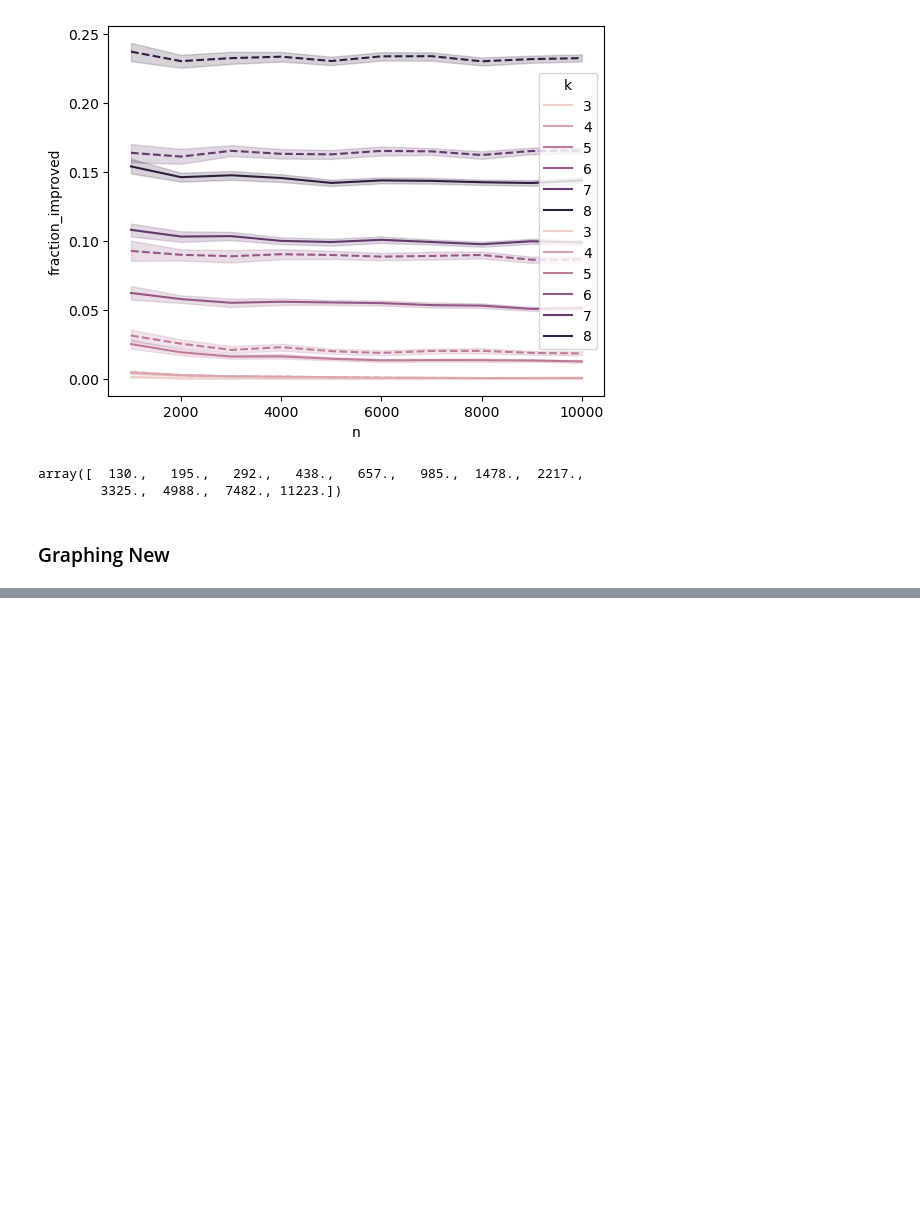
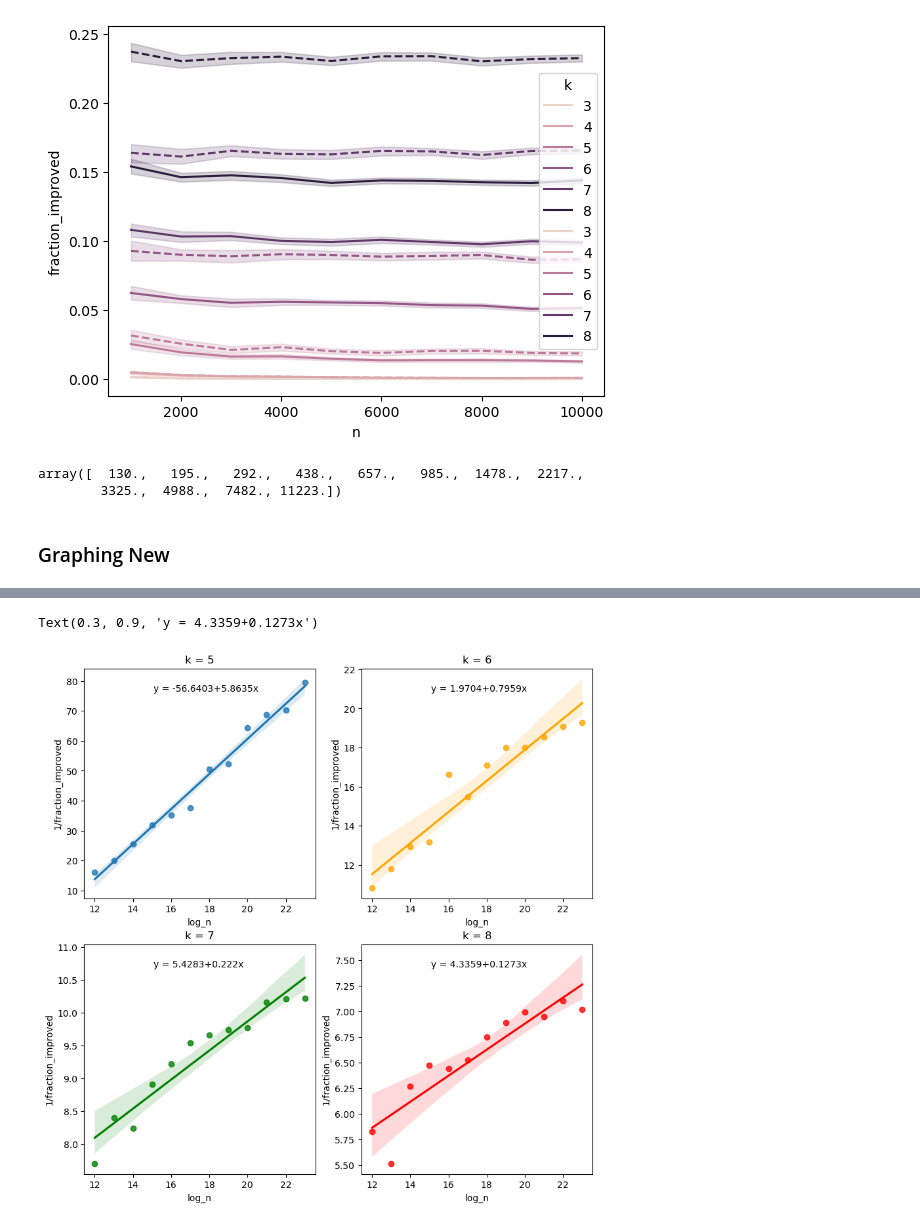
Before and after one commit to kirandwiv/MatchingAlgorithm, a Jupyter notebook: graph_codes/fraction_improved_eadam.ipynb, the cells around one changed output, grey strips where cells are left out. Saved outputs shown, nothing was run; the diff lists cells and outputs as text; code cells hidden in the pictures; blank space fills up the shorter version.

```diff
--- a/graph_codes/fraction_improved_eadam.ipynb
+++ b/graph_codes/fraction_improved_eadam.ipynb
@@ -111,0 +120,15 @@ NameError: name 'df_eadam' is not defined
+# %%
+grouped['1/fraction_improved'] = 1/grouped['fraction_improved']
+# %%
+grouped.reset_index(inplace=True)
+# %%
+grouped['log_n'] = np.emath.logn(1.5, grouped['n'])
+# %%
+def get_k(k):
+    df_eadam = get_data()
+    df_eadam = df_eadam[df_eadam['k'] == k]
+    grouped = df_eadam.groupby('n').mean()
+    grouped['1/fraction_improved'] = 1/grouped['fraction_improved']
+    grouped.reset_index(inplace=True)
+    grouped['log_n'] = np.emath.logn(1.5, grouped['n'])
+    return grouped
@@ -111,0 +137,29 @@ NameError: name 'df_eadam' is not defined
+# %%
+fig, ax = plt.subplots(2,2, figsize = (10,10))
+
+grouped = get_k(5)
+sns.regplot(x='log_n', y='1/fraction_improved', data=grouped, ax=ax[0,0])
+ax[0,0].set_title('k = 5')
+res1 = stats.linregress(grouped['log_n'], grouped['1/fraction_improved'])
+ax[0, 0].text(0.3, 0.9, 'y = ' + str(round(res1.intercept, 4))+'+'+str(round(res1.slope,4))+'x', transform=ax[0,0].transAxes)
+
+grouped2 = get_k(6)
+sns.regplot(x='log_n', y='1/fraction_improved', data=grouped2, ax=ax[0,1], color='orange')
+ax[0,1].set_title('k = 6')
+res2 = stats.linregress(grouped2['log_n'], grouped2['1/fraction_improved'])
+ax[0, 1].text(0.3, 0.9, 'y = ' + str(round(res2.intercept, 4))+'+'+str(round(res2.slope,4))+'x', transform=ax[0,1].transAxes)
+
+grouped3 = get_k(7)
+sns.regplot(x='log_n', y='1/fraction_improved', data=grouped3, ax=ax[1,0], color='green')
+ax[1,0].set_title('k = 7')
+res3 = stats.linregress(grouped3['log_n'], grouped3['1/fraction_improved'])
+ax[1, 0].text(0.3, 0.9, 'y = ' + str(round(res3.intercept, 4))+'+'+str(round(res3.slope,4))+'x', transform=ax[1,0].transAxes)
+
+grouped4 = get_k(8)
+sns.regplot(x='log_n', y='1/fraction_improved', data=grouped4, ax=ax[1,1], color='red')
+ax[1,1].set_title('k = 8')
+res4 = stats.linregress(grouped4['log_n'], grouped4['1/fraction_improved'])
+ax[1, 1].text(0.3, 0.9, 'y = ' + str(round(res4.intercept, 4))+'+'+str(round(res4.slope,4))+'x', transform=ax[1,1].transAxes)
+# %% [output]
+Text(0.3, 0.9, 'y = 4.3359+0.1273x')
+[figure, added]
```
Also changed, not shown: parts of 7 cells of this notebook.
